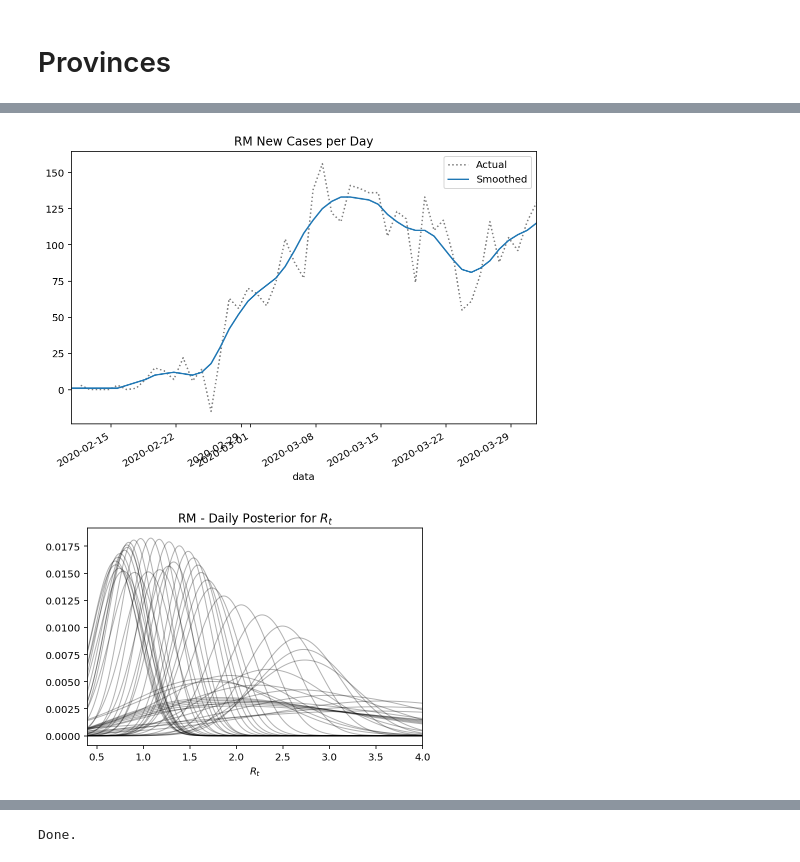
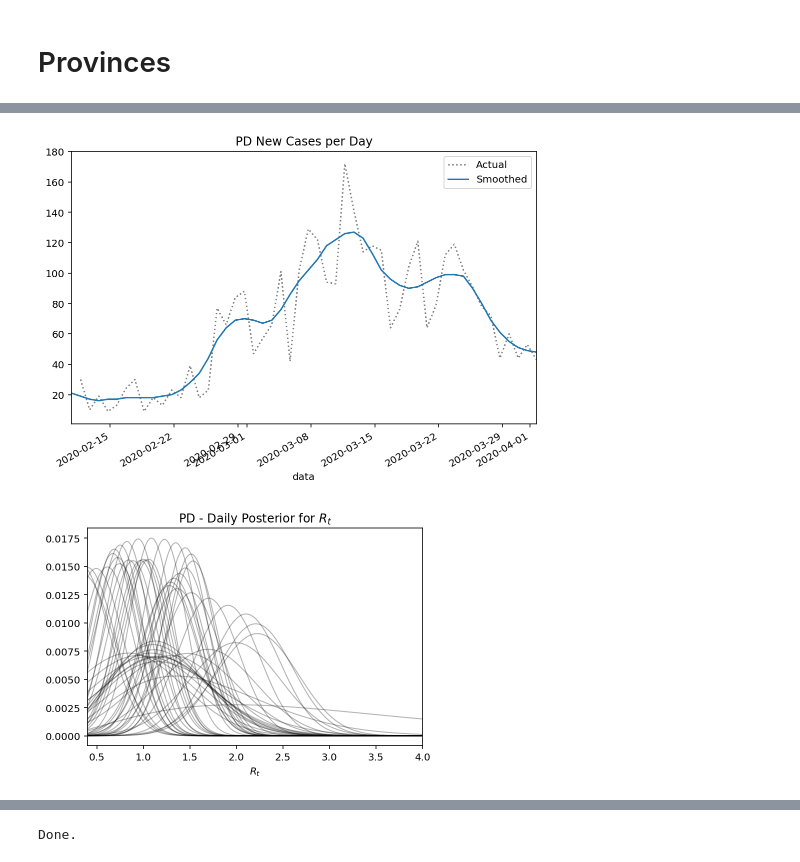
Before and after one commit to giacomoortona/covid-19, a Jupyter notebook: Realtime R - Italian Regions.ipynb, the cells around one changed output, grey strips where cells are left out. Saved outputs shown, nothing was run; the diff lists cells and outputs as text; code cells hidden in the pictures.

```diff
--- a/Realtime R - Italian Regions.ipynb
+++ b/Realtime R - Italian Regions.ipynb
@@ -439,5 +518,5 @@ states = pd.read_csv(url,
 # %%
-region_name='Lazio'
+region_name='Veneto'
 region=states[region_name]
 # %%
 region
@@ -458,23 +537,23 @@ Name: totale_casi, Length: 306, dtype: int64
 # %%
-state_name='RM'
+state_name='PD'
 
 cases = region.xs(state_name).rename(f"{state_name} cases")
 
 original, smoothed = prepare_cases(cases)
 
 original.plot(title=f"{state_name} New Cases per Day",
                c='k',
                linestyle=':',
                alpha=.5,
                label='Actual',
                legend=True,
              figsize=(600/72, 400/72))
 
 ax = smoothed.plot(label='Smoothed',
                    legend=True)
 ax.get_figure().set_facecolor('w')
 # %% [output]
-[figure, old version]
+[figure, new version]
 # %%
 posteriors = get_posteriors(smoothed)
 # %%
@@ -487,7 +566,7 @@ ax = posteriors.plot(title=f'{state_name} - Daily Posterior for $R_t$',
 
 ax.set_xlabel('$R_t$');
 # %% [output]
-[figure, old version]
+[figure, new version]
 # %%
 fig, ax = plt.subplots(figsize=(600/72,400/72))
 
```
Also changed, not shown: parts of 28 cells of this notebook, 4 other files.
